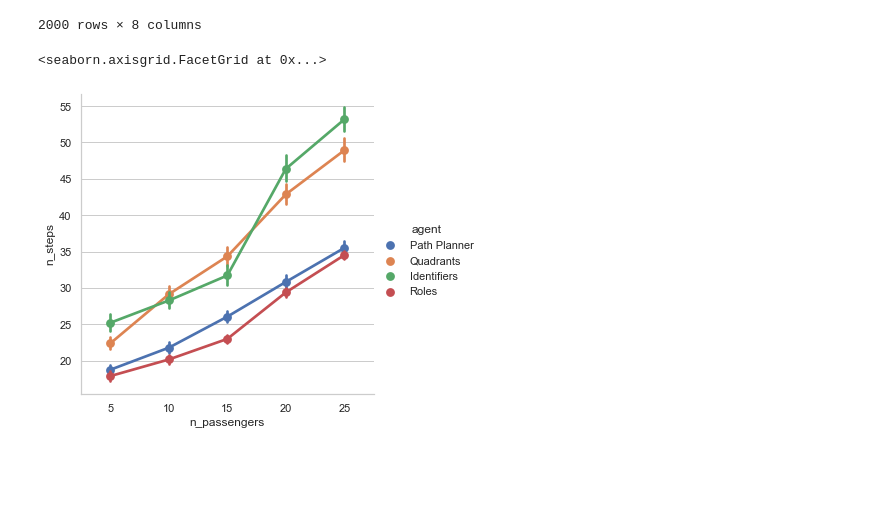
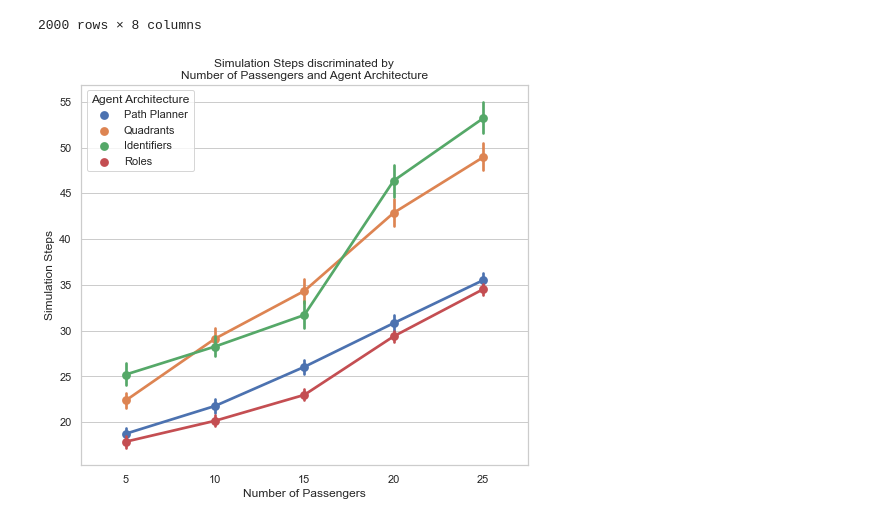
Before and after one commit to DuarteMRAlves/AASMA-2022, a Jupyter notebook: results-passengers-variations.ipynb, the cells around one changed output. Cells and saved outputs as stored; diff of their text form; code cells hidden in the pictures; blank space fills up the shorter version.

Commit message:
number of steps with variable passengers.

```diff
--- a/results-passengers-variations.ipynb
+++ b/results-passengers-variations.ipynb
@@ -5,6 +5,7 @@ import seaborn as sns
 sns.set_theme(style="whitegrid")
 # %%
 SIMULATIONS = [(15, 5), (15, 10), (15, 15), (15, 20), (15, 25)]
+save = False
 # %%
 def load_random_data(n_agents, n_passengers):
     path = f"metrics-Random-agents-{n_agents}-passengers-{n_passengers}.csv"
@@ -71,9 +72,15 @@ full_data
 | 1999 | 20.400000 | 9.32 | 8.68 | 25 | 36 | Roles | 15 | 25 |
 2000 rows × 8 columns
 # %%
-sns.catplot(data=full_data, x="n_passengers", y="n_steps", hue="agent", kind="point")
+_, ax = plt.subplots(1, 1, figsize=(8, 7))
+sns.pointplot(data=full_data, x="n_passengers", y="n_steps", hue="agent", kind="point", ci=95, ax=ax)
+ax.set_title("Simulation Steps discriminated by\nNumber of Passengers and Agent Architecture")
+ax.set_xlabel("Number of Passengers")
+ax.set_ylabel("Simulation Steps")
+plt.legend(title="Agent Architecture")
+if save:
+    plt.savefig("n_steps_var_pass.pdf")
 # %% [output]
-<seaborn.axisgrid.FacetGrid at 0x...>
-[figure, old version]
+[figure, new version]
 # %%
 sns.catplot(data=full_data, x="n_passengers", y="pick_up_time", hue="agent", kind="point")
```
Also changed, not shown: parts of 2 cells of this notebook, 1 other file.
